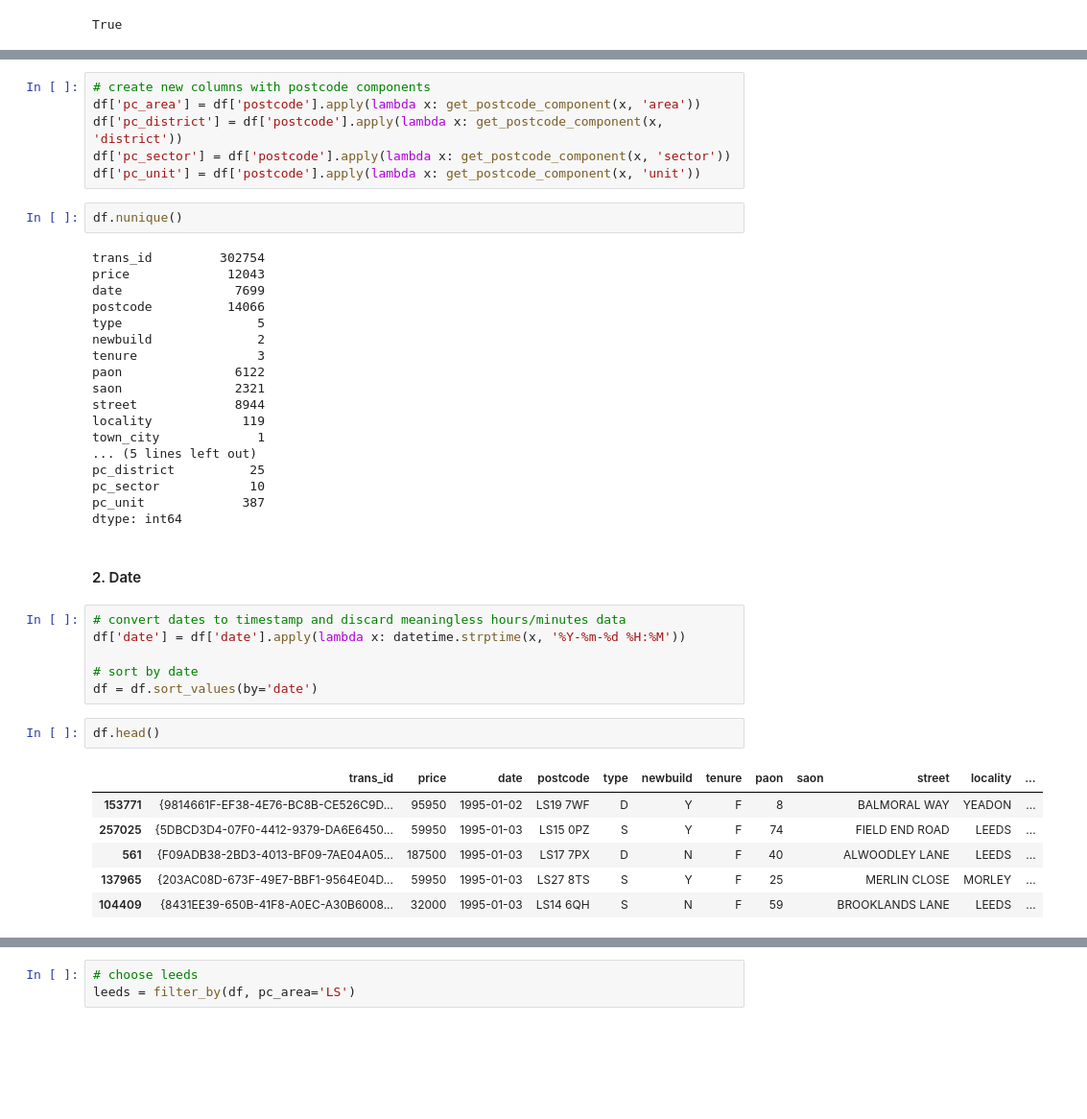
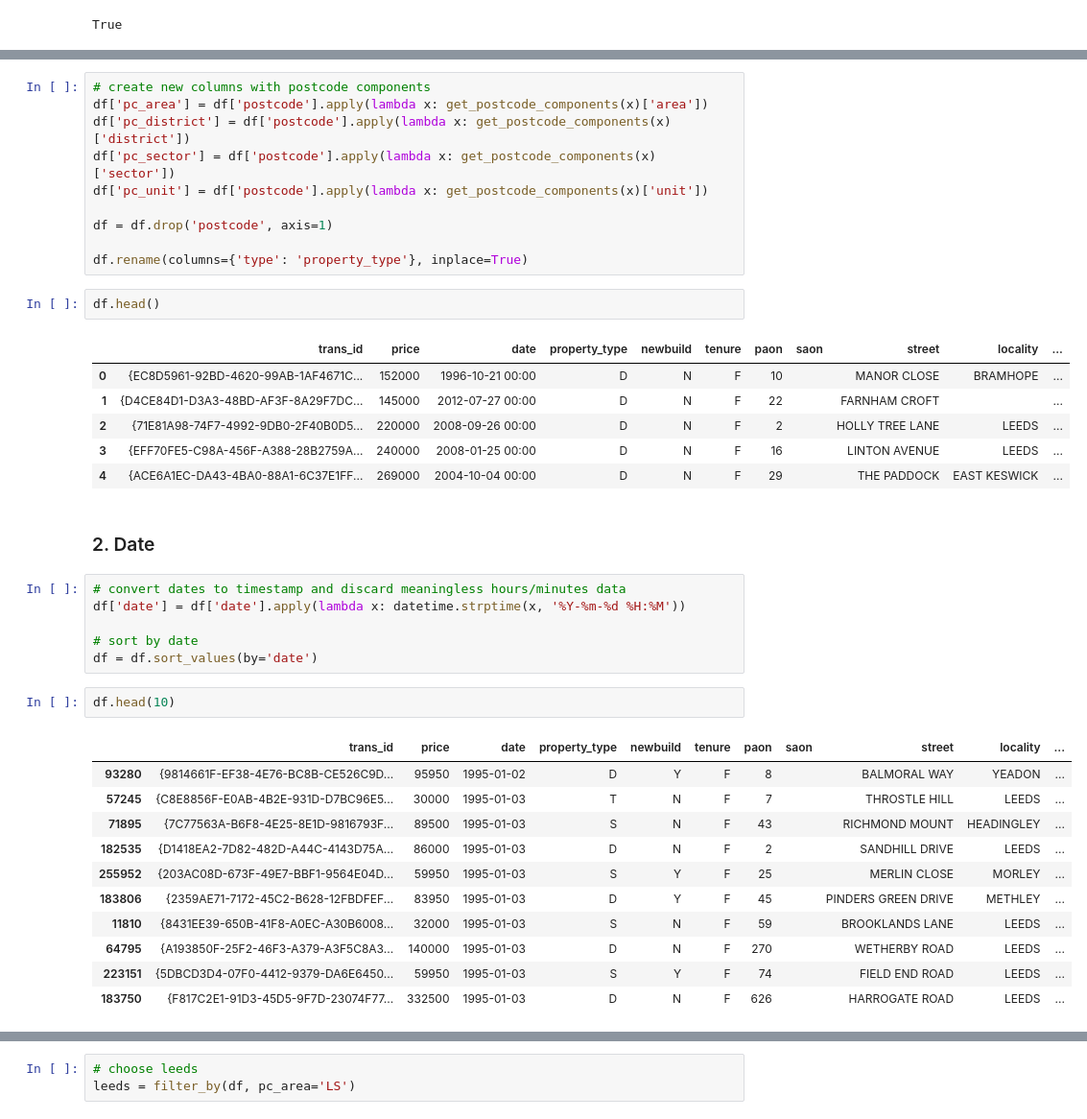
Before and after one commit to teerev/housing, a Jupyter notebook: price_explorer.ipynb, the cells around one changed output, grey strips where cells are left out. Shown at 96% size. Saved outputs shown, nothing was run; the diff lists cells and outputs as text; blank space fills up the shorter version.

Commit message:
made postcode component function more concise and changed plotting function

```diff
--- a/price_explorer.ipynb
+++ b/price_explorer.ipynb
@@ -206,31 +179,24 @@ AB1C 2DE unit: : DE
 # %%
 # create new columns with postcode components
-df['pc_area'] = df['postcode'].apply(lambda x: get_postcode_component(x, 'area'))
-df['pc_district'] = df['postcode'].apply(lambda x: get_postcode_component(x, 'district'))
-df['pc_sector'] = df['postcode'].apply(lambda x: get_postcode_component(x, 'sector'))
-df['pc_unit'] = df['postcode'].apply(lambda x: get_postcode_component(x, 'unit'))
+df['pc_area'] = df['postcode'].apply(lambda x: get_postcode_components(x)['area'])
+df['pc_district'] = df['postcode'].apply(lambda x: get_postcode_components(x)['district'])
+df['pc_sector'] = df['postcode'].apply(lambda x: get_postcode_components(x)['sector'])
+df['pc_unit'] = df['postcode'].apply(lambda x: get_postcode_components(x)['unit'])
+
+df = df.drop('postcode', axis=1)
+
+df.rename(columns={'type': 'property_type'}, inplace=True)
 # %%
-df.nunique()
+df.head()
 # %% [output]
-trans_id         302754
-price             12043
-date               7699
-postcode          14066
-type                  5
-newbuild              2
-tenure                3
-paon               6122
-saon               2321
-street             8944
-locality            119
-town_city             1
-... (5 lines left out)
-pc_district          25
-pc_sector            10
-pc_unit             387
-dtype: int64
+|  | trans_id | price | date | property_type | newbuild | tenure | paon | saon | street | locality | ... |
+| 0 | {EC8D5961-92BD-4620-99AB-1AF4671C... | 152000 | 1996-10-21 00:00 | D | N | F | 10 |  | MANOR CLOSE | BRAMHOPE | ... |
+| 1 | {D4CE84D1-D3A3-48BD-AF3F-8A29F7DC... | 145000 | 2012-07-27 00:00 | D | N | F | 22 |  | FARNHAM CROFT |  | ... |
+| 2 | {71E81A98-74F7-4992-9DB0-2F40B0D5... | 220000 | 2008-09-26 00:00 | D | N | F | 2 |  | HOLLY TREE LANE | LEEDS | ... |
+| 3 | {EFF70FE5-C98A-456F-A388-28B2759A... | 240000 | 2008-01-25 00:00 | D | N | F | 16 |  | LINTON AVENUE | LEEDS | ... |
+| 4 | {ACE6A1EC-DA43-4BA0-88A1-6C37E1FF... | 269000 | 2004-10-04 00:00 | D | N | F | 29 |  | THE PADDOCK | EAST KESWICK | ... |
 # %% [markdown]
-#### 2. Date
+### 2. Date
 # %%
 # convert dates to timestamp and discard meaningless hours/minutes data
 df['date'] = df['date'].apply(lambda x: datetime.strptime(x, '%Y-%m-%d %H:%M'))
@@ -238,11 +204,16 @@ df['date'] = df['date'].apply(lambda x: datetime.strptime(x, '%Y-%m-%d %H:%M'))
 # sort by date
 df = df.sort_values(by='date')
 # %%
-df.head()
+df.head(10)
 # %% [output]
-|  | trans_id | price | date | postcode | type | newbuild | tenure | paon | saon | street | locality | ... |
-| 153771 | {9814661F-EF38-4E76-BC8B-CE526C9D... | 95950 | 1995-01-02 | LS19 7WF | D | Y | F | 8 |  | BALMORAL WAY | YEADON | ... |
-| 257025 | {5DBCD3D4-07F0-4412-9379-DA6E6450... | 59950 | 1995-01-03 | LS15 0PZ | S | Y | F | 74 |  | FIELD END ROAD | LEEDS | ... |
-| 561 | {F09ADB38-2BD3-4013-BF09-7AE04A05... | 187500 | 1995-01-03 | LS17 7PX | D | N | F | 40 |  | ALWOODLEY LANE | LEEDS | ... |
-| 137965 | {203AC08D-673F-49E7-BBF1-9564E04D... | 59950 | 1995-01-03 | LS27 8TS | S | Y | F | 25 |  | MERLIN CLOSE | MORLEY | ... |
-| 104409 | {8431EE39-650B-41F8-A0EC-A30B6008... | 32000 | 1995-01-03 | LS14 6QH | S | N | F | 59 |  | BROOKLANDS LANE | LEEDS | ... |
+|  | trans_id | price | date | property_type | newbuild | tenure | paon | saon | street | locality | ... |
+| 93280 | {9814661F-EF38-4E76-BC8B-CE526C9D... | 95950 | 1995-01-02 | D | Y | F | 8 |  | BALMORAL WAY | YEADON | ... |
+| 57245 | {C8E8856F-E0AB-4B2E-931D-D7BC96E5... | 30000 | 1995-01-03 | T | N | F | 7 |  | THROSTLE HILL | LEEDS | ... |
+| 71895 | {7C77563A-B6F8-4E25-8E1D-9816793F... | 89500 | 1995-01-03 | S | N | F | 43 |  | RICHMOND MOUNT | HEADINGLEY | ... |
+| 182535 | {D1418EA2-7D82-482D-A44C-4143D75A... | 86000 | 1995-01-03 | D | N | F | 2 |  | SANDHILL DRIVE | LEEDS | ... |
+| 255952 | {203AC08D-673F-49E7-BBF1-9564E04D... | 59950 | 1995-01-03 | S | Y | F | 25 |  | MERLIN CLOSE | MORLEY | ... |
+| 183806 | {2359AE71-7172-45C2-B628-12FBDFEF... | 83950 | 1995-01-03 | D | Y | F | 45 |  | PINDERS GREEN DRIVE | METHLEY | ... |
+| 11810 | {8431EE39-650B-41F8-A0EC-A30B6008... | 32000 | 1995-01-03 | S | N | F | 59 |  | BROOKLANDS LANE | LEEDS | ... |
+| 64795 | {A193850F-25F2-46F3-A379-A3F5C8A3... | 140000 | 1995-01-03 | D | N | F | 270 |  | WETHERBY ROAD | LEEDS | ... |
+| 223151 | {5DBCD3D4-07F0-4412-9379-DA6E6450... | 59950 | 1995-01-03 | S | Y | F | 74 |  | FIELD END ROAD | LEEDS | ... |
+| 183750 | {F817C2E1-91D3-45D5-9F7D-23074F77... | 332500 | 1995-01-03 | D | N | F | 626 |  | HARROGATE ROAD | LEEDS | ... |
```
Also changed, not shown: parts of 32 cells of this notebook.
